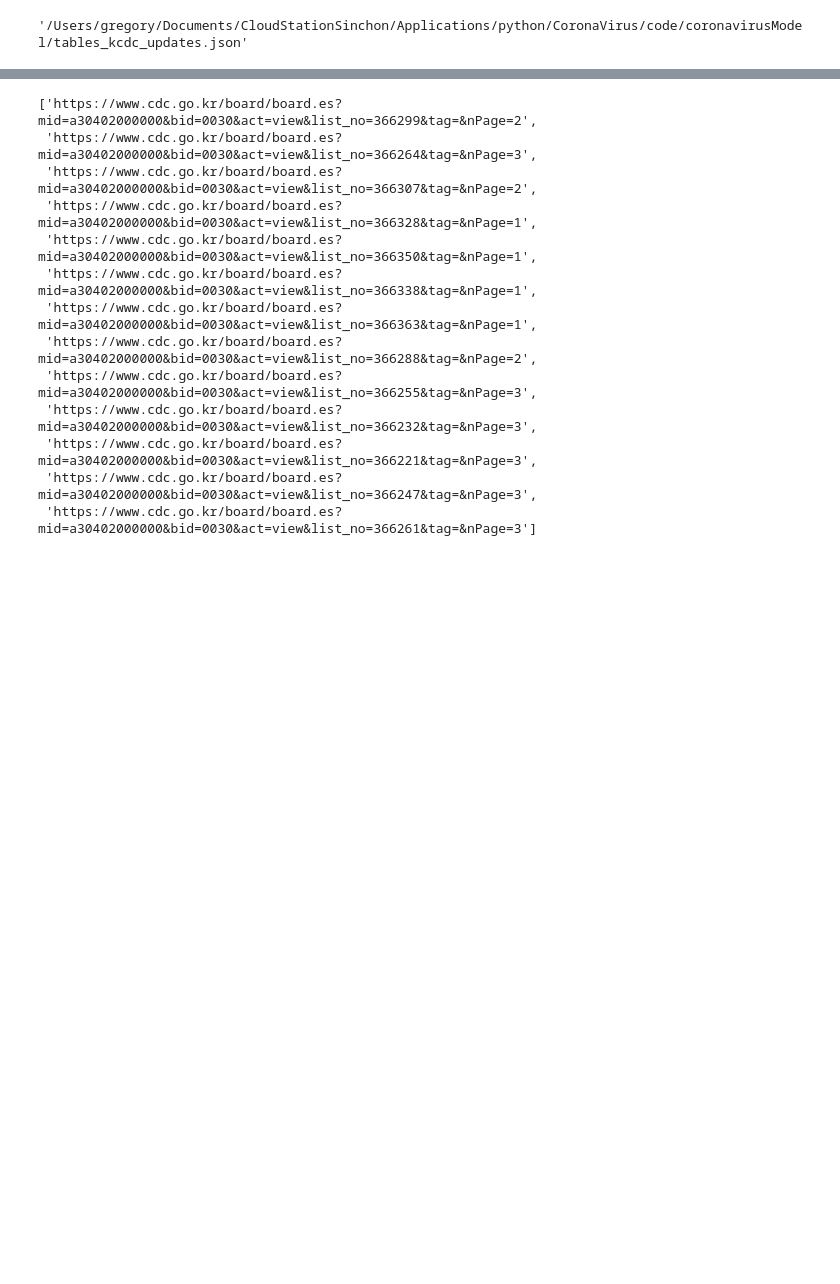
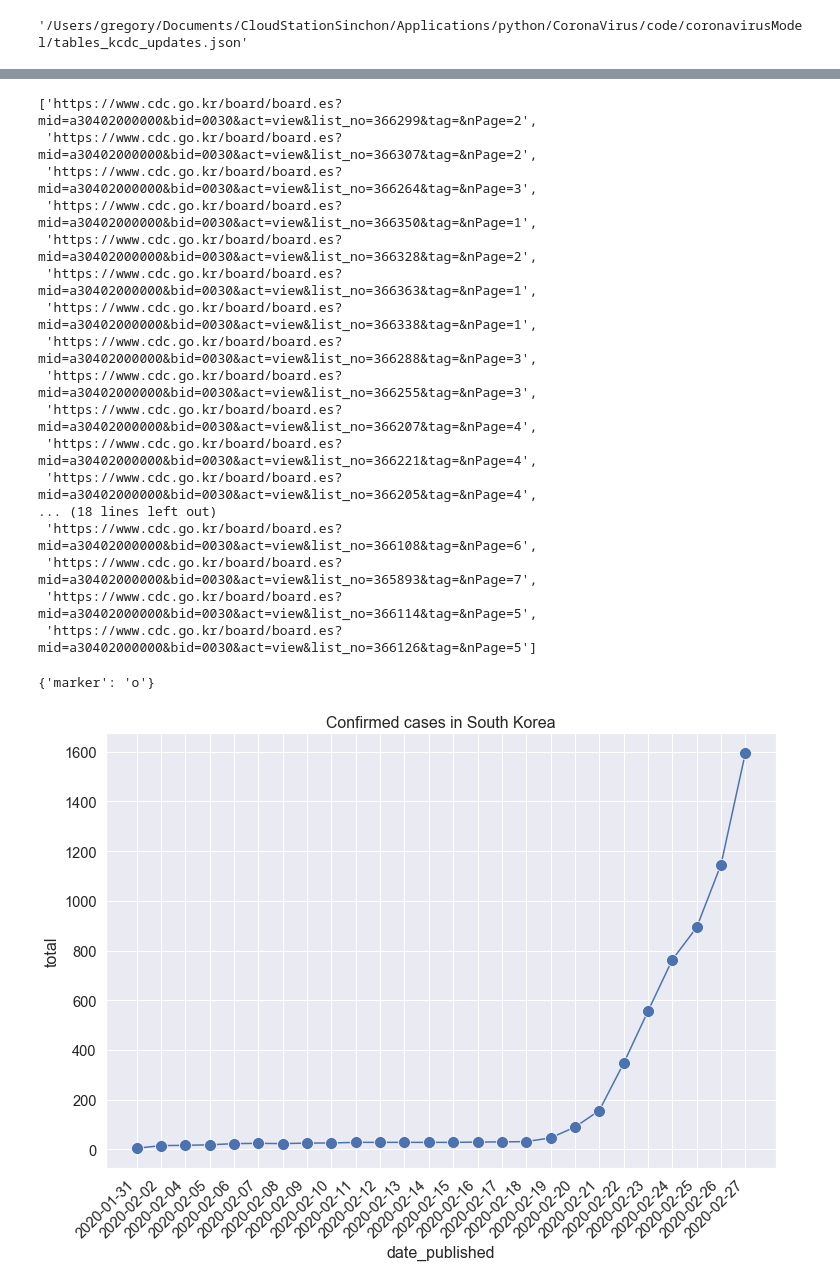
Before and after one commit to jeugregg/coronavirusModel, a Jupyter notebook: ScrapDataFromKoreaNews.ipynb, the cells around one changed output, grey strips where cells are left out. Cells and saved outputs as stored; diff of their text form; code cells hidden in the pictures; blank space fills up the shorter version.

```diff
--- a/ScrapDataFromKoreaNews.ipynb
+++ b/ScrapDataFromKoreaNews.ipynb
@@ -3,6 +3,14 @@
 # %% [markdown]
 ## Import
 # %%
+%matplotlib inline
+
+# for figure
+import matplotlib.pyplot as plt
+plt.style.use('seaborn-whitegrid')
+import seaborn as sns
+sns.set(color_codes=True, font_scale=1.33)
+
 import pandas as pd
 
 import shutil
@@ -554,5 +588,6 @@ PATH_TABLES_KCDC_UPDATES
 '/Users/gregory/Documents/CloudStationSinchon/Applications/python/CoronaVirus/code/coronavirusModel/tables_kcdc_updates.json'
 # %%
 df_tables_kcdc_updates = pd.read_json(PATH_TABLES_KCDC_UPDATES)
+df_tables_kcdc_updates = df_tables_kcdc_updates.sort_values(by=['date_published'])
 df_tables_kcdc_updates.T
 # %% [output]
@@ -577,15 +617,38 @@ df_tables_kcdc_updates.T
 df_tables_kcdc_updates["url"].tolist()
 # %% [output]
 ['https://www.cdc.go.kr/board/board.es?mid=a30402000000&bid=0030&act=view&list_no=366299&tag=&nPage=2',
+ 'https://www.cdc.go.kr/board/board.es?mid=a30402000000&bid=0030&act=view&list_no=366307&tag=&nPage=2',
  'https://www.cdc.go.kr/board/board.es?mid=a30402000000&bid=0030&act=view&list_no=366264&tag=&nPage=3',
- 'https://www.cdc.go.kr/board/board.es?mid=a30402000000&bid=0030&act=view&list_no=366307&tag=&nPage=2',
- 'https://www.cdc.go.kr/board/board.es?mid=a30402000000&bid=0030&act=view&list_no=366328&tag=&nPage=1',
  'https://www.cdc.go.kr/board/board.es?mid=a30402000000&bid=0030&act=view&list_no=366350&tag=&nPage=1',
+ 'https://www.cdc.go.kr/board/board.es?mid=a30402000000&bid=0030&act=view&list_no=366328&tag=&nPage=2',
+ 'https://www.cdc.go.kr/board/board.es?mid=a30402000000&bid=0030&act=view&list_no=366363&tag=&nPage=1',
  'https://www.cdc.go.kr/board/board.es?mid=a30402000000&bid=0030&act=view&list_no=366338&tag=&nPage=1',
- 'https://www.cdc.go.kr/board/board.es?mid=a30402000000&bid=0030&act=view&list_no=366363&tag=&nPage=1',
- 'https://www.cdc.go.kr/board/board.es?mid=a30402000000&bid=0030&act=view&list_no=366288&tag=&nPage=2',
+ 'https://www.cdc.go.kr/board/board.es?mid=a30402000000&bid=0030&act=view&list_no=366288&tag=&nPage=3',
  'https://www.cdc.go.kr/board/board.es?mid=a30402000000&bid=0030&act=view&list_no=366255&tag=&nPage=3',
- 'https://www.cdc.go.kr/board/board.es?mid=a30402000000&bid=0030&act=view&list_no=366232&tag=&nPage=3',
- 'https://www.cdc.go.kr/board/board.es?mid=a30402000000&bid=0030&act=view&list_no=366221&tag=&nPage=3',
- 'https://www.cdc.go.kr/board/board.es?mid=a30402000000&bid=0030&act=view&list_no=366247&tag=&nPage=3',
- 'https://www.cdc.go.kr/board/board.es?mid=a30402000000&bid=0030&act=view&list_no=366261&tag=&nPage=3']
+ 'https://www.cdc.go.kr/board/board.es?mid=a30402000000&bid=0030&act=view&list_no=366207&tag=&nPage=4',
+ 'https://www.cdc.go.kr/board/board.es?mid=a30402000000&bid=0030&act=view&list_no=366221&tag=&nPage=4',
+ 'https://www.cdc.go.kr/board/board.es?mid=a30402000000&bid=0030&act=view&list_no=366205&tag=&nPage=4',
+... (18 lines left out)
+ 'https://www.cdc.go.kr/board/board.es?mid=a30402000000&bid=0030&act=view&list_no=366108&tag=&nPage=6',
+ 'https://www.cdc.go.kr/board/board.es?mid=a30402000000&bid=0030&act=view&list_no=365893&tag=&nPage=7',
+ 'https://www.cdc.go.kr/board/board.es?mid=a30402000000&bid=0030&act=view&list_no=366114&tag=&nPage=5',
+ 'https://www.cdc.go.kr/board/board.es?mid=a30402000000&bid=0030&act=view&list_no=366126&tag=&nPage=5']
+# %%
+{'marker': "o"}
+# %% [output]
+{'marker': 'o'}
+# %%
+fig = plt.figure(figsize=(12, 8))
+
+g = sns.lineplot(x="date_published", y="total", data=df_tables_kcdc_updates,
+             markersize=12, marker="o");
+plt.title("Confirmed cases in South Korea");
+#g.get_xticklabels()
+#g.set_xticklabels(g.get_xticklabels(), rotation=45)
+plt.xticks(
+    rotation=45,
+    horizontalalignment='right',
+    fontweight='light'
+);
+# %% [output]
+[figure, added]
```
Also changed, not shown: parts of 12 cells of this notebook.
